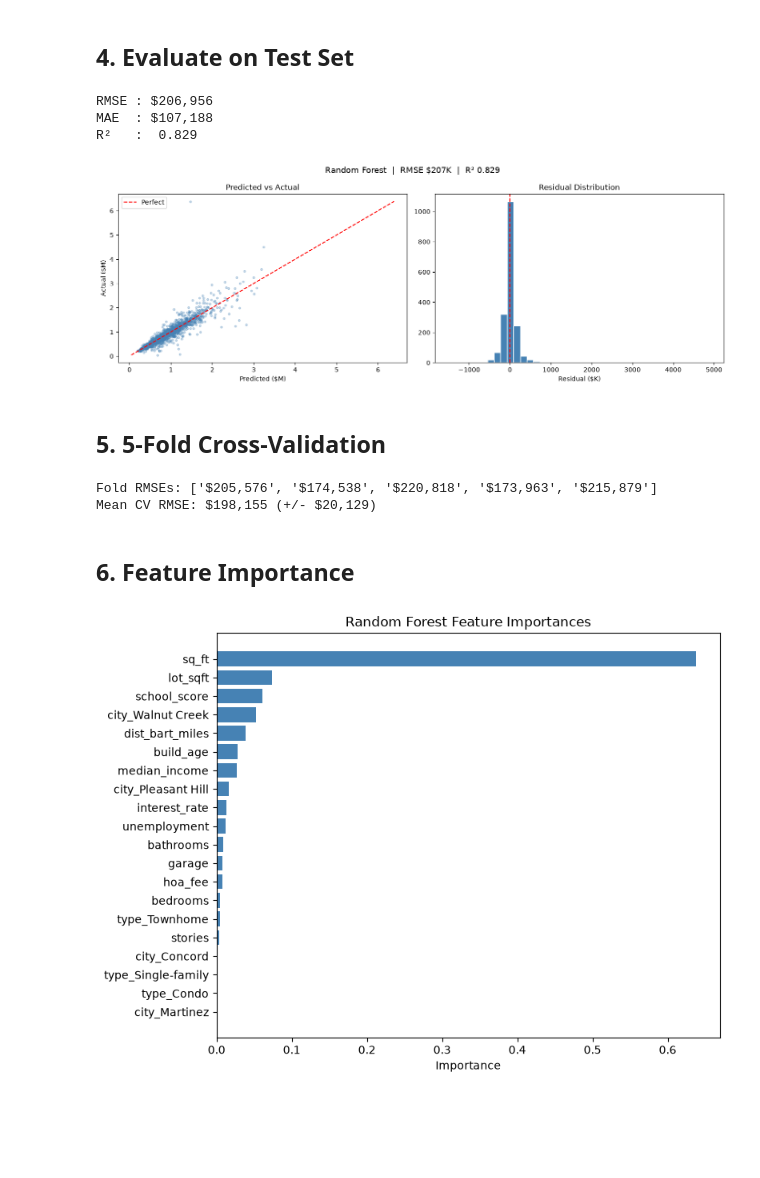
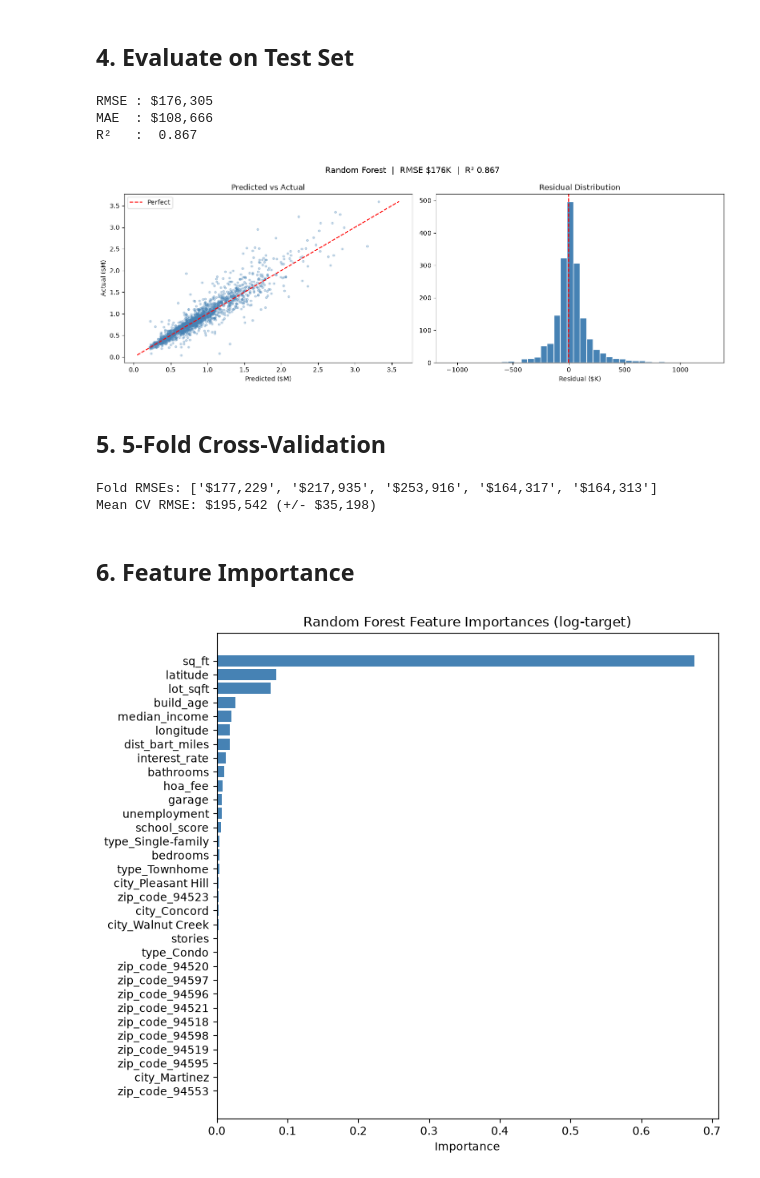
Before and after one commit to eang0521/housing-avm, a Jupyter notebook: notebooks/model_training.ipynb, the cells around one changed output. Drawn from its saved outputs; the diff is of its cells as text; code cells hidden in the pictures; blank space fills up the shorter version.

```diff
--- a/notebooks/model_training.ipynb
+++ b/notebooks/model_training.ipynb
@@ -31,7 +33,7 @@ from src.ElijahA.preprocessing import TypeDummyCreator
 # %% [markdown]
 ## 1. Load & Explore the Data
 # %%
-df = pd.read_csv('../data/house_sales_extended.csv')
+df = pd.read_csv('../data/house_sales_extended.csv', dtype={'zip_code': str})
 print(f'Dataset: {df.shape[0]:,} rows x {df.shape[1]} columns')
 df.head()
 # %% [output]
@@ -103,10 +112,12 @@ plt.show()
 # %%
 FEATURES = [
     # Property
-    'type', 'city', 'bedrooms', 'bathrooms', 'sq_ft', 'lot_sqft',
+    'type', 'city', 'zip_code',
+    'bedrooms', 'bathrooms', 'sq_ft', 'lot_sqft',
     'build_age', 'stories', 'garage', 'hoa_fee',
     # Neighborhood / spatial
     'school_score', 'median_income', 'dist_bart_miles',
+    'latitude', 'longitude',
     # Macro
     'unemployment', 'interest_rate',
 ]
@@ -119,6 +130,9 @@ for col, cap in OUTLIER_CAPS.items():
     df[col] = df[col].clip(upper=cap)
 for col in IMPUTE_COLS:
     df[col] = df[col].fillna(df[col].median())
+# lat/lon: city-median impute for the 13 missing
+for col in ['latitude', 'longitude']:
+    df[col] = df[col].fillna(df.groupby('city')[col].transform('median'))
 
 print(f'Features: {len(FEATURES)}  |  Remaining NaN in features: {df[FEATURES].isnull().sum().sum()}')
 # %% [output]
@@ -139,7 +154,11 @@ at fit time and enforces consistent output columns at inference time.
 # %%
 rf_pipeline = Pipeline([
-    ('encode', TypeDummyCreator(columns=['type', 'city'])),
-    ('model',  RandomForestRegressor(n_estimators=200, random_state=42, n_jobs=-1)),
+    ('encode', TypeDummyCreator(columns=['type', 'city', 'zip_code'])),
+    ('model', TransformedTargetRegressor(
+        regressor=RandomForestRegressor(n_estimators=200, random_state=42, n_jobs=-1),
+        func=np.log1p,
+        inverse_func=np.expm1,
+    )),
 ])
 
 rf_pipeline.fit(X_train, y_train)
@@ -158,9 +177,9 @@ print(f'RMSE : ${rmse:,.0f}')
 print(f'MAE  : ${mae:,.0f}')
 print(f'R\u00b2   :  {r2:.3f}')
 # %% [output]
-RMSE : $206,956
-MAE  : $107,188
-R²   :  0.829
+RMSE : $176,305
+MAE  : $108,666
+R²   :  0.867
 # %%
 fig, axes = plt.subplots(1, 2, figsize=(14, 5))
 
@@ -183,7 +202,7 @@ plt.suptitle(f'Random Forest  |  RMSE ${rmse/1e3:.0f}K  |  R\u00b2 {r2:.3f}', fo
 plt.tight_layout()
 plt.show()
 # %% [output]
-[figure, old version]
+[figure, new version]
 # %% [markdown]
 ## 5. 5-Fold Cross-Validation
 # %%
@@ -196,26 +215,27 @@ cv_scores = -cv
 print(f'Fold RMSEs: {[f"${s:,.0f}" for s in cv_scores]}')
 print(f'Mean CV RMSE: ${cv_scores.mean():,.0f} (+/- ${cv_scores.std():,.0f})')
 # %% [output]
-Fold RMSEs: ['$205,576', '$174,538', '$220,818', '$173,963', '$215,879']
-Mean CV RMSE: $198,155 (+/- $20,129)
+Fold RMSEs: ['$177,229', '$217,935', '$253,916', '$164,317', '$164,313']
+Mean CV RMSE: $195,542 (+/- $35,198)
 # %% [markdown]
 ## 6. Feature Importance
 # %%
-rf_model   = rf_pipeline.named_steps['model']
+# TransformedTargetRegressor wraps the regressor — access it via .regressor_
+rf_model   = rf_pipeline.named_steps['model'].regressor_
 encoder    = rf_pipeline.named_steps['encode']
 X_enc      = encoder.transform(X_train)
 feat_names = X_enc.columns.tolist()
 
 imp_df = pd.DataFrame({'feature': feat_names,
                         'importance': rf_model.feature_importances_
                        }).sort_values('importance', ascending=True)
 
-plt.figure(figsize=(8, 6))
+plt.figure(figsize=(8, 7))
 plt.barh(imp_df['feature'], imp_df['importance'], color='steelblue')
 plt.xlabel('Importance')
-plt.title('Random Forest Feature Importances')
+plt.title('Random Forest Feature Importances (log-target)')
 plt.tight_layout()
 plt.show()
 # %% [output]
-[figure, old version]
+[figure, new version]
 # %% [markdown]
```
Also changed, not shown: parts of 9 cells of this notebook, 7 other files.
